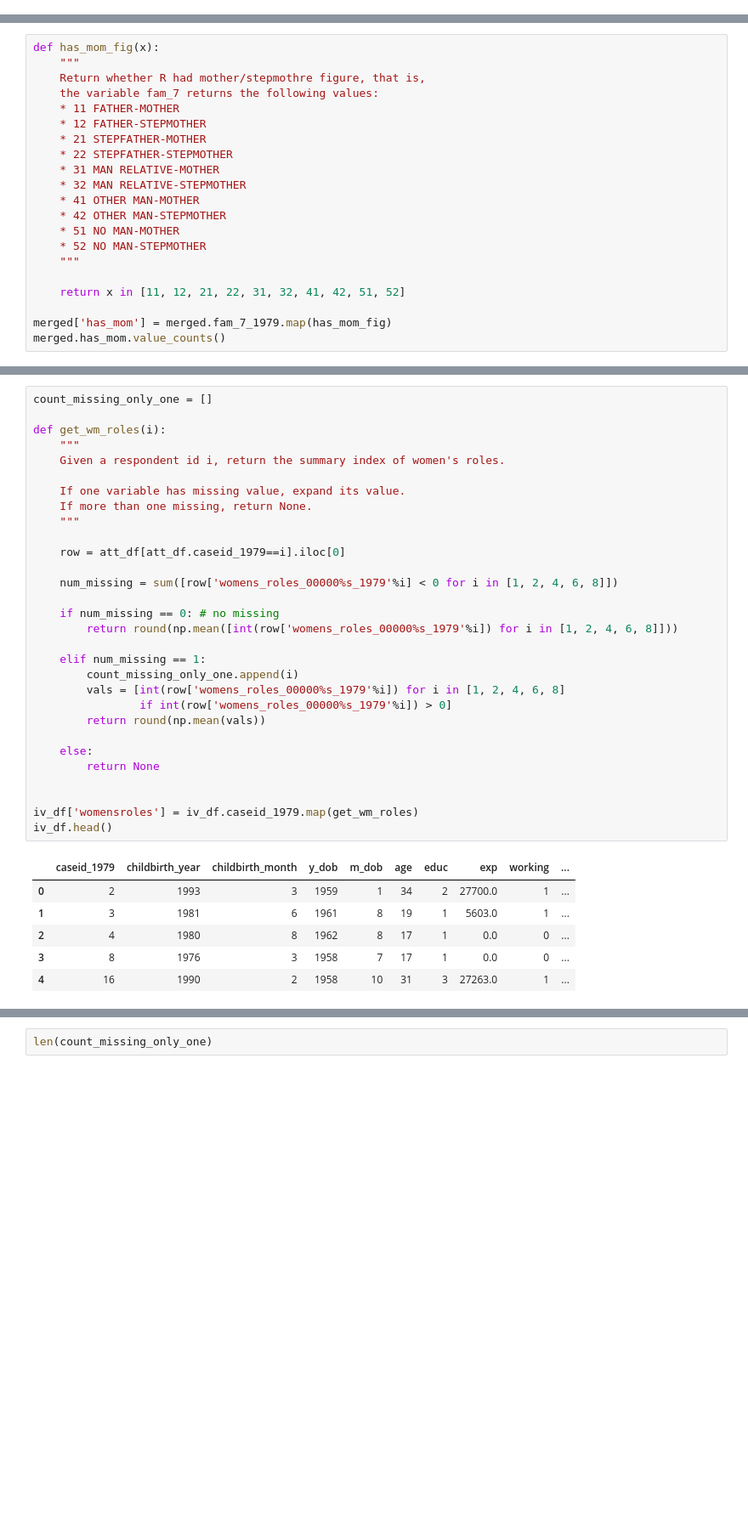
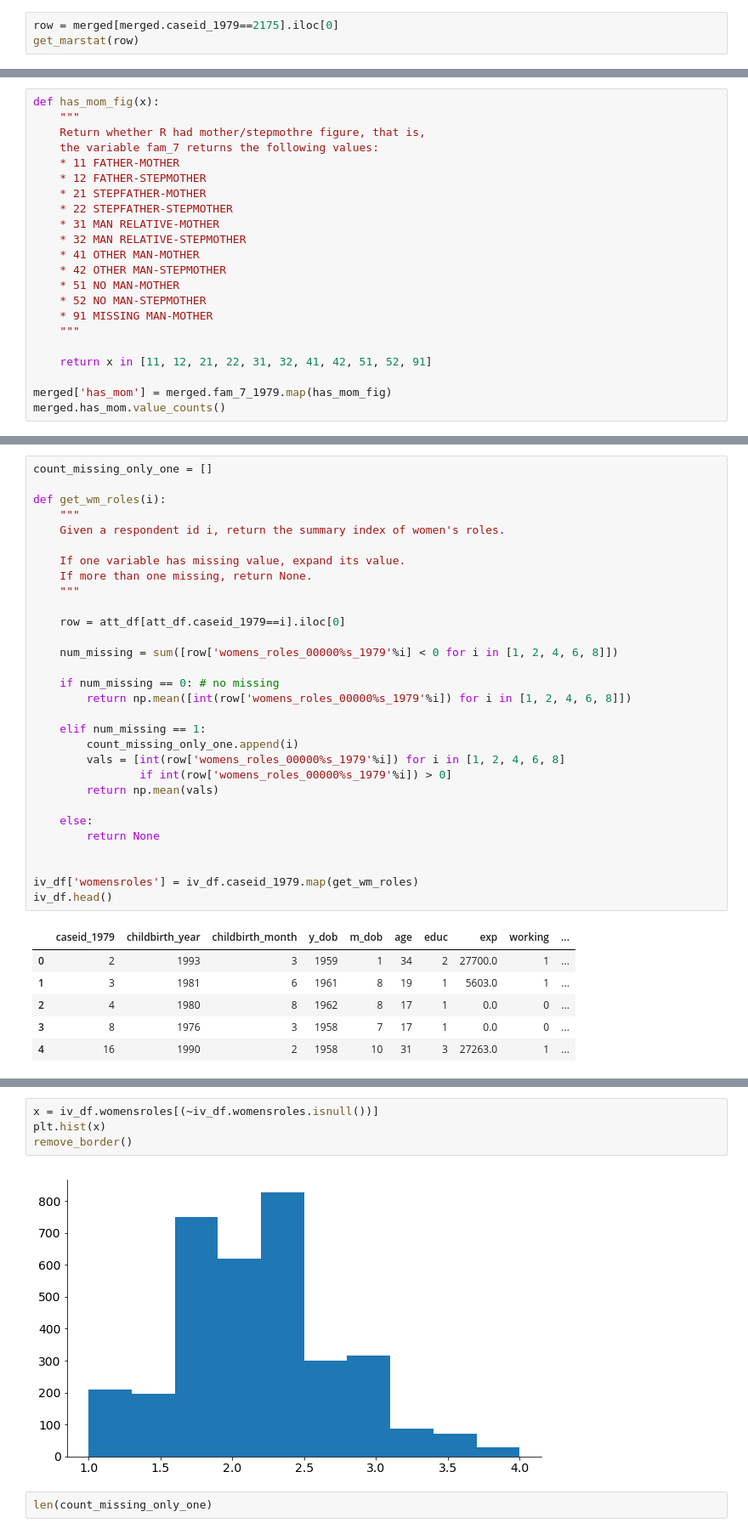
Before and after one commit to jolynn/Optout, a Jupyter notebook: 3IV_construction.ipynb, the cells around one changed output, grey strips where cells are left out. Shown at 85% size. Drawn from its saved outputs; the diff is of its cells as text; blank space fills up the shorter version.

```diff
--- a/3IV_construction.ipynb
+++ b/3IV_construction.ipynb
@@ -1435,0 +1460,3 @@ Name: marstat, dtype: int64
+# %%
+row = merged[merged.caseid_1979==2175].iloc[0]
+get_marstat(row)
@@ -1530,9 +1593,10 @@ def has_mom_fig(x):
     * 42 OTHER MAN-STEPMOTHER
     * 51 NO MAN-MOTHER
     * 52 NO MAN-STEPMOTHER
+    * 91 MISSING MAN-MOTHER
     """
 
-    return x in [11, 12, 21, 22, 31, 32, 41, 42, 51, 52]
+    return x in [11, 12, 21, 22, 31, 32, 41, 42, 51, 52, 91]
 
 merged['has_mom'] = merged.fam_7_1979.map(has_mom_fig)
 merged.has_mom.value_counts()
@@ -1797,13 +1861,13 @@ def get_wm_roles(i):
     num_missing = sum([row['womens_roles_00000%s_1979'%i] < 0 for i in [1, 2, 4, 6, 8]])
 
     if num_missing == 0: # no missing
-        return round(np.mean([int(row['womens_roles_00000%s_1979'%i]) for i in [1, 2, 4, 6, 8]]))
+        return np.mean([int(row['womens_roles_00000%s_1979'%i]) for i in [1, 2, 4, 6, 8]])
 
     elif num_missing == 1:
         count_missing_only_one.append(i)
         vals = [int(row['womens_roles_00000%s_1979'%i]) for i in [1, 2, 4, 6, 8]
                 if int(row['womens_roles_00000%s_1979'%i]) > 0]
-        return round(np.mean(vals))
+        return np.mean(vals)
 
     else:
         return None
@@ -1830,3 +1885,9 @@ Name: womensroles, dtype: int64
+# %%
+x = iv_df.womensroles[(~iv_df.womensroles.isnull())]
+plt.hist(x)
+remove_border()
+# %% [output]
+[figure, added]
 # %%
 len(count_missing_only_one)
 # %% [output]
```
Also changed, not shown: parts of 26 cells of this notebook.
